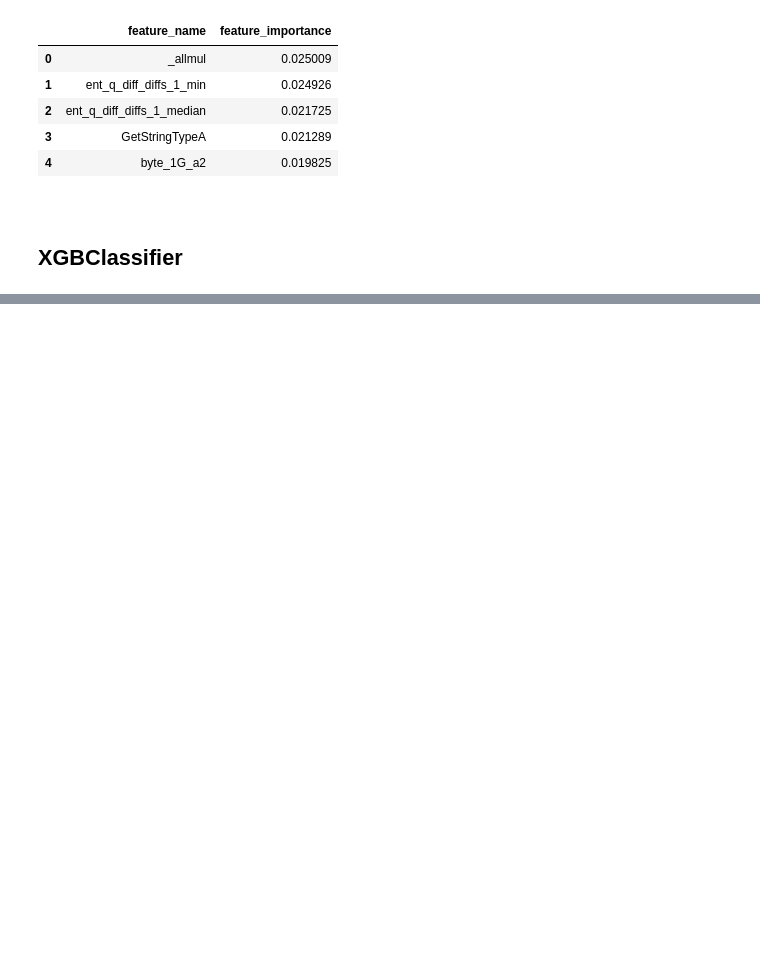
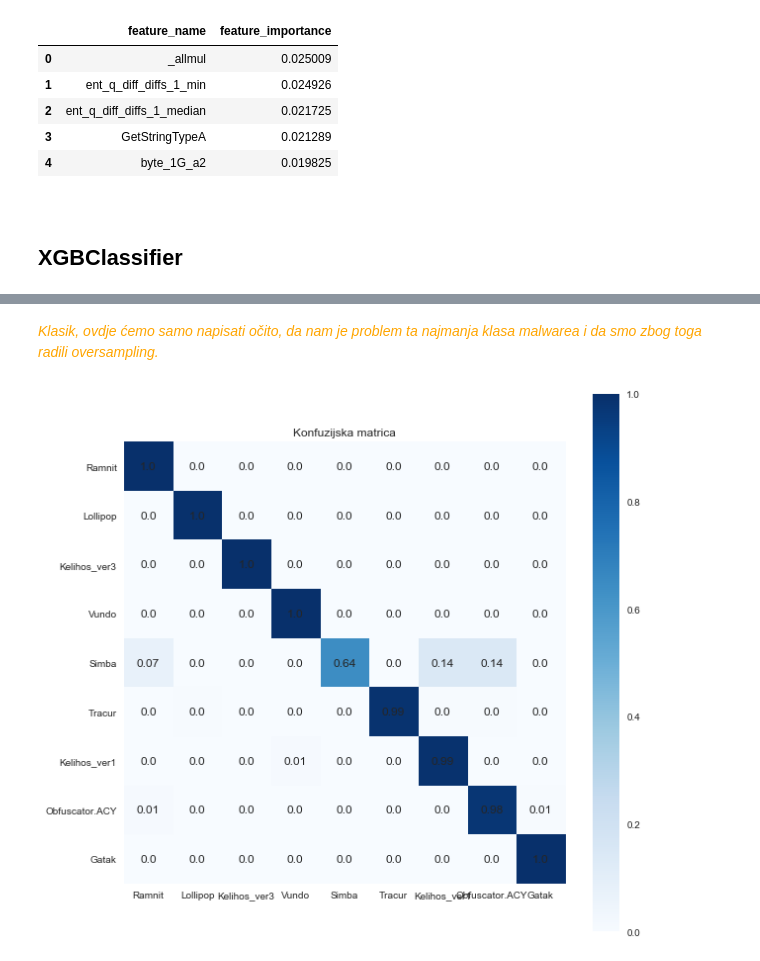
Before and after one commit to tomarga/Machine-Burning, a Jupyter notebook: src/Model.ipynb, the cells around one changed output, grey strips where cells are left out. Drawn from its saved outputs; the diff is of its cells as text; code cells hidden in the pictures; blank space fills up the shorter version.

Commit message:
[stmatea] model stuff

```diff
--- a/src/Model.ipynb
+++ b/src/Model.ipynb
@@ -99,0 +109,10 @@ rfecv_rf_cv5_original_features = pickle.load(open(filename, 'rb'))
+# %%
+# define number of features to use
+number_of_features_to_use = 50
+# %%
+# define data
+data = selected_features_train[ list(feature_importances["feature_name"].values[:number_of_features_to_use]) ]
+labels = malware_classes_train.values.ravel()
+# %%
+# split data
+X_train, X_test, y_train, y_test = tts( data, labels, test_size=0.3, random_state=seed)
@@ -99,0 +121,9 @@ rfecv_rf_cv5_original_features = pickle.load(open(filename, 'rb'))
+# %%
+#eval_set = [(X_train, y_train), (X_test, y_test)]
+#
+#model = xgb.XGBClassifier(n_estimators=1000)
+#model.fit(X_train, y_train, early_stopping_rounds=15, eval_metric=["merror", "mlogloss"], eval_set=eval_set, verbose=True)
+
+filename = 'model_1_xgb.sav'
+basic_model = pickle.load(open(filename, 'rb'))
+basic_model.get_params()
@@ -99,0 +163,7 @@ rfecv_rf_cv5_original_features = pickle.load(open(filename, 'rb'))
+# %% [markdown]
+<span style="color:orange"><i>Klasik, ovdje ćemo samo napisati očito, da nam je problem ta najmanja klasa malwarea i da smo zbog toga radili oversampling.</i></span>
+# %%
+plt.style.use(plt.style.available[10])
+make_and_plot_confusion_matrix(y_test, basic_model.predict(X_test))
+# %% [output]
+[figure, added]
```
Also changed, not shown: parts of 55 cells of this notebook, 7 other files.
